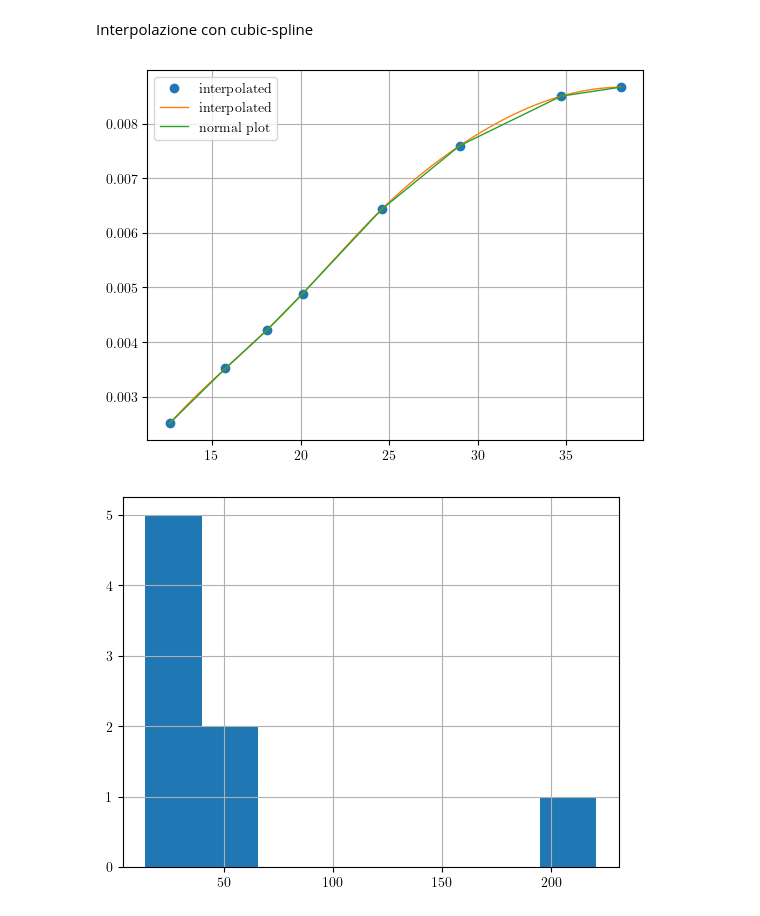
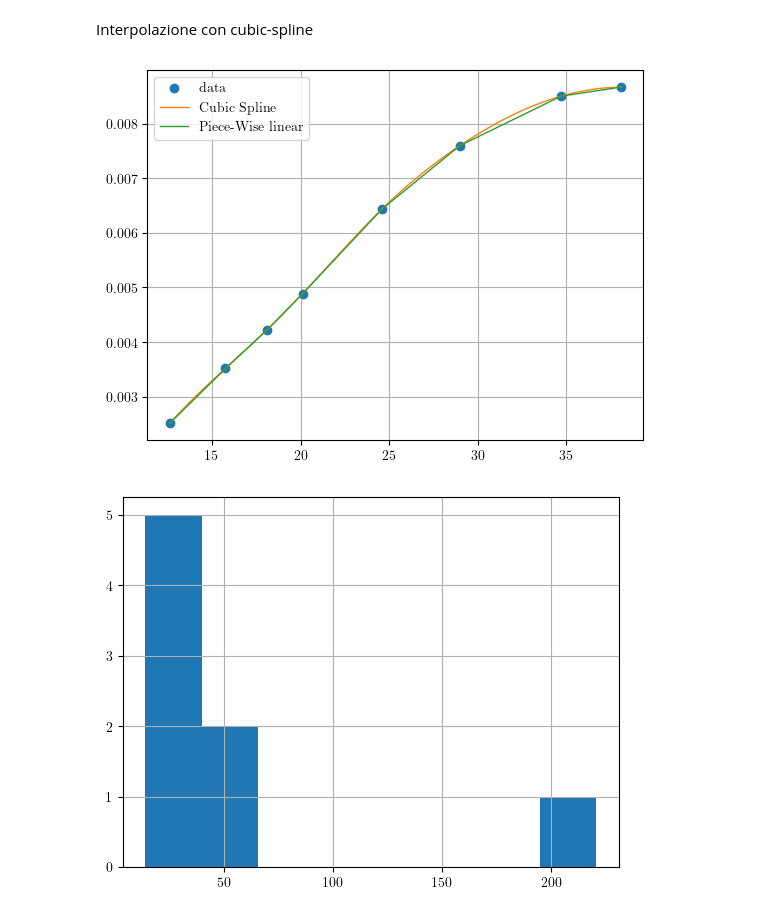
Before and after one commit to 96mat/ENRK, a Jupyter notebook: Report.ipynb, the cells around one changed output. Saved outputs shown, nothing was run; the diff lists cells and outputs as text; code cells hidden in the pictures.

```diff
--- a/Report.ipynb
+++ b/Report.ipynb
@@ -178,13 +178,15 @@ Interpolazione con cubic-spline
 # %%
 from scipy.interpolate import interp1d
 f2 = interp1d(x, y, kind='cubic')
 xnew = np.linspace(dfg.iloc[0,0], dfg.iloc[-1,0], num=1001, endpoint=True)
-plt.plot(x, y, 'o', xnew, f2(xnew), '-',lw=1,label="interpolated")
-plt.plot(x,y,lw=1,label="normal plot")
+plt.plot(x, y, 'o', label="data")
+plt.plot(xnew, f2(xnew), '-',lw=1,label="Cubic Spline")
+#plt.plot(x,y,lw=1,label="normal plot")
+plt.plot(xnew, ynew_Irho, '-', lw=1,label='Piece-Wise linear')
 plt.legend()
 plt.grid()
 # %% [output]
-[figure, old version]
+[figure, new version]
 # %%
 import seaborn as sns
 plt.hist(dfg.iloc[:,6], bins=8)
```
Also changed, not shown: parts of 10 cells of this notebook.
